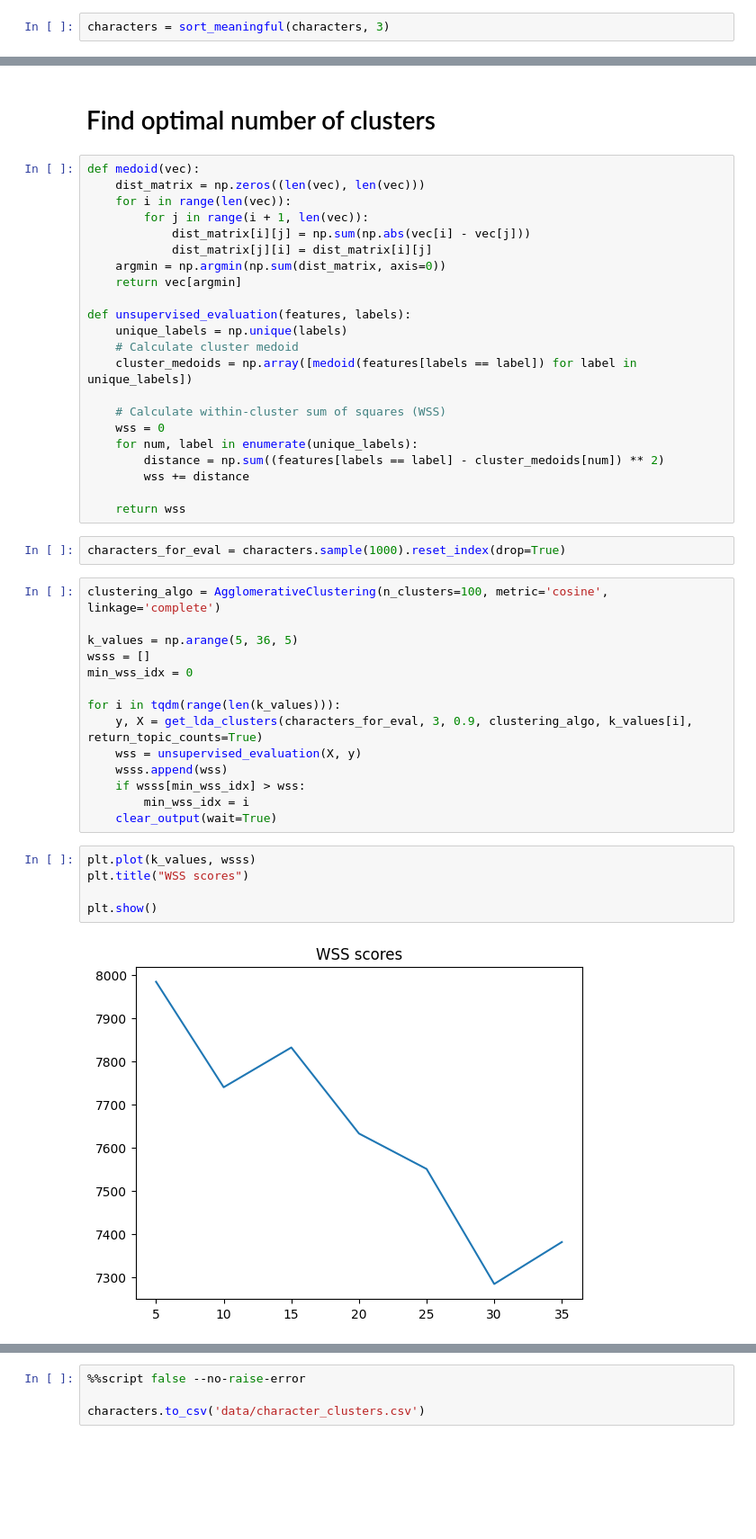
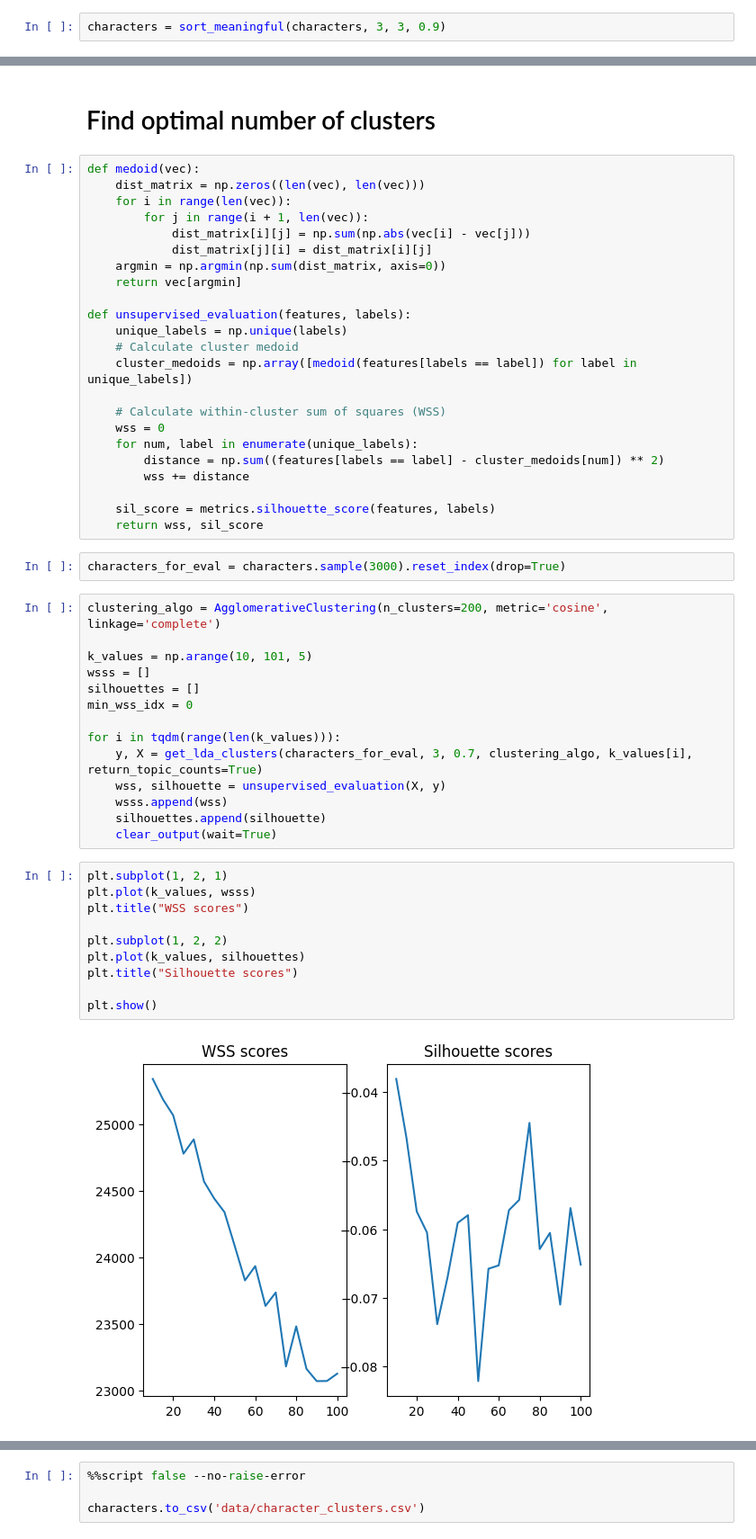
Before and after one commit to epfl-ada/ada-2023-project-perrysplatypuses, a Jupyter notebook: clustering.ipynb, the cells around one changed output, grey strips where cells are left out. Shown at 90% size. Saved outputs shown, nothing was run; the diff lists cells and outputs as text; blank space fills up the shorter version.

Commit message:
update optimal clustering

```diff
--- a/clustering.ipynb
+++ b/clustering.ipynb
@@ -32,7 +33,7 @@ characters.head()
 | 3 | 31186339 | Rue | [die] | [draw, care, draw, trap] | [hear, stab, comfort, kill] |
 | 4 | 31186339 | Primrose Everdeen | [old] | [choose] | [] |
 # %%
-characters = sort_meaningful(characters, 3)
+characters = sort_meaningful(characters, 3, 3, 0.9)
 # %% [markdown]
 ### Clusters from tv_tropes
 # %%
@@ -268,27 +258,33 @@ def unsupervised_evaluation(features, labels):
         distance = np.sum((features[labels == label] - cluster_medoids[num]) ** 2)
         wss += distance
 
-    return wss
+    sil_score = metrics.silhouette_score(features, labels)
+    return wss, sil_score
 # %%
-characters_for_eval = characters.sample(1000).reset_index(drop=True)
+characters_for_eval = characters.sample(3000).reset_index(drop=True)
 # %%
-clustering_algo = AgglomerativeClustering(n_clusters=100, metric='cosine', linkage='complete')
+clustering_algo = AgglomerativeClustering(n_clusters=200, metric='cosine', linkage='complete')
 
-k_values = np.arange(5, 36, 5)
+k_values = np.arange(10, 101, 5)
 wsss = []
+silhouettes = []
 min_wss_idx = 0
 
 for i in tqdm(range(len(k_values))):
-    y, X = get_lda_clusters(characters_for_eval, 3, 0.9, clustering_algo, k_values[i], return_topic_counts=True)
-    wss = unsupervised_evaluation(X, y)
+    y, X = get_lda_clusters(characters_for_eval, 3, 0.7, clustering_algo, k_values[i], return_topic_counts=True)
+    wss, silhouette = unsupervised_evaluation(X, y)
     wsss.append(wss)
-    if wsss[min_wss_idx] > wss:
-        min_wss_idx = i
+    silhouettes.append(silhouette)
     clear_output(wait=True)
 # %%
+plt.subplot(1, 2, 1)
 plt.plot(k_values, wsss)
 plt.title("WSS scores")
 
+plt.subplot(1, 2, 2)
+plt.plot(k_values, silhouettes)
+plt.title("Silhouette scores")
+
 plt.show()
 # %% [output]
-[figure, old version]
+[figure, new version]
```
Also changed, not shown: parts of 11 cells of this notebook, 2 other files.
